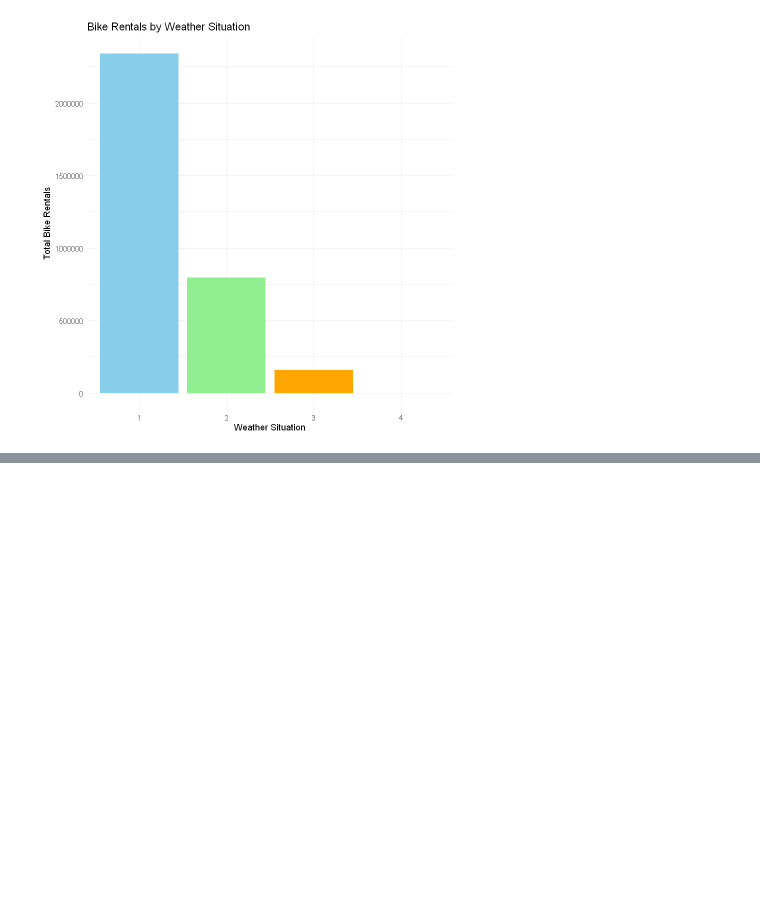
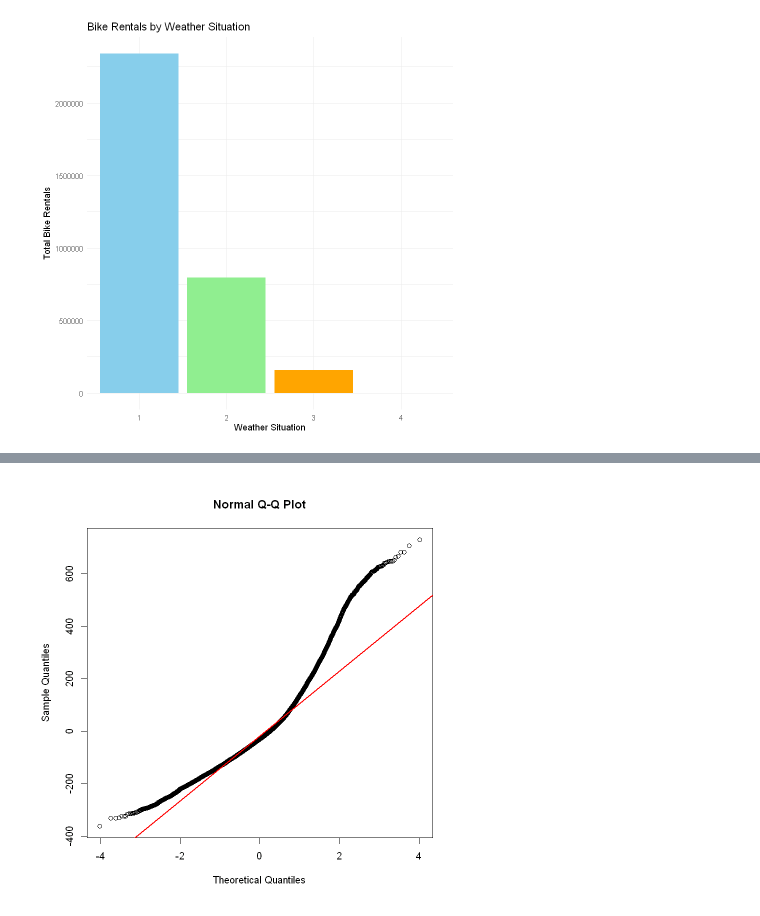
Before and after one commit to DSCI-310-2025/dsci-310-group-16, a Jupyter notebook: BikeAnalysis.ipynb, the cells around one changed output, grey strips where cells are left out. Saved outputs shown, nothing was run; the diff lists cells and outputs as text; code cells hidden in the pictures; blank space fills up the shorter version.

```diff
--- a/BikeAnalysis.ipynb
+++ b/BikeAnalysis.ipynb
@@ -148,0 +191,5 @@ ggplot(bike_data, aes(x = factor(weathersit), y = cnt, fill = factor(weathersit)
+# %%
+qqnorm(residuals(lm_model))
+qqline(residuals(lm_model),col = "red",lwd = 2)
+# %% [output]
+[figure, added]
```
Also changed, not shown: parts of 4 cells of this notebook.
